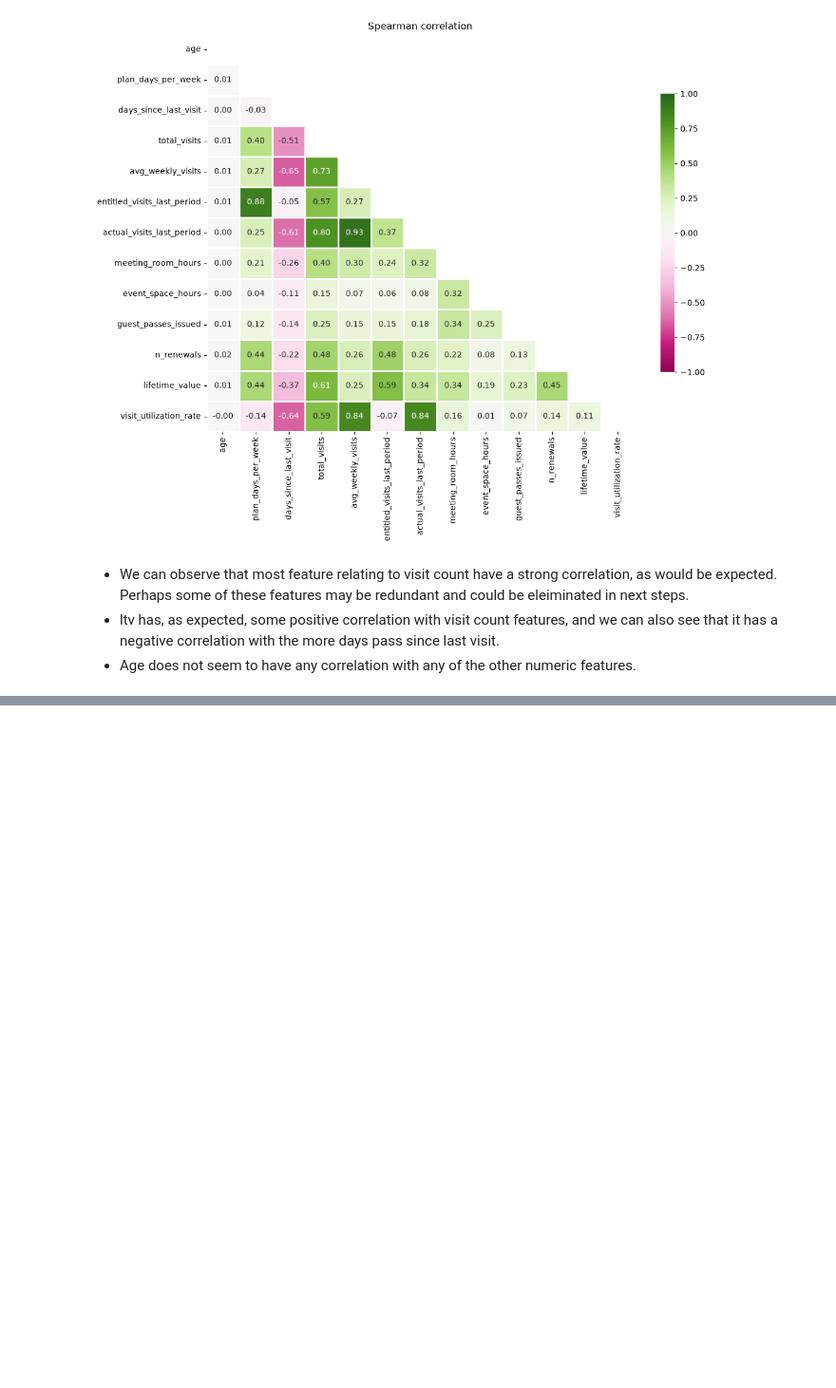
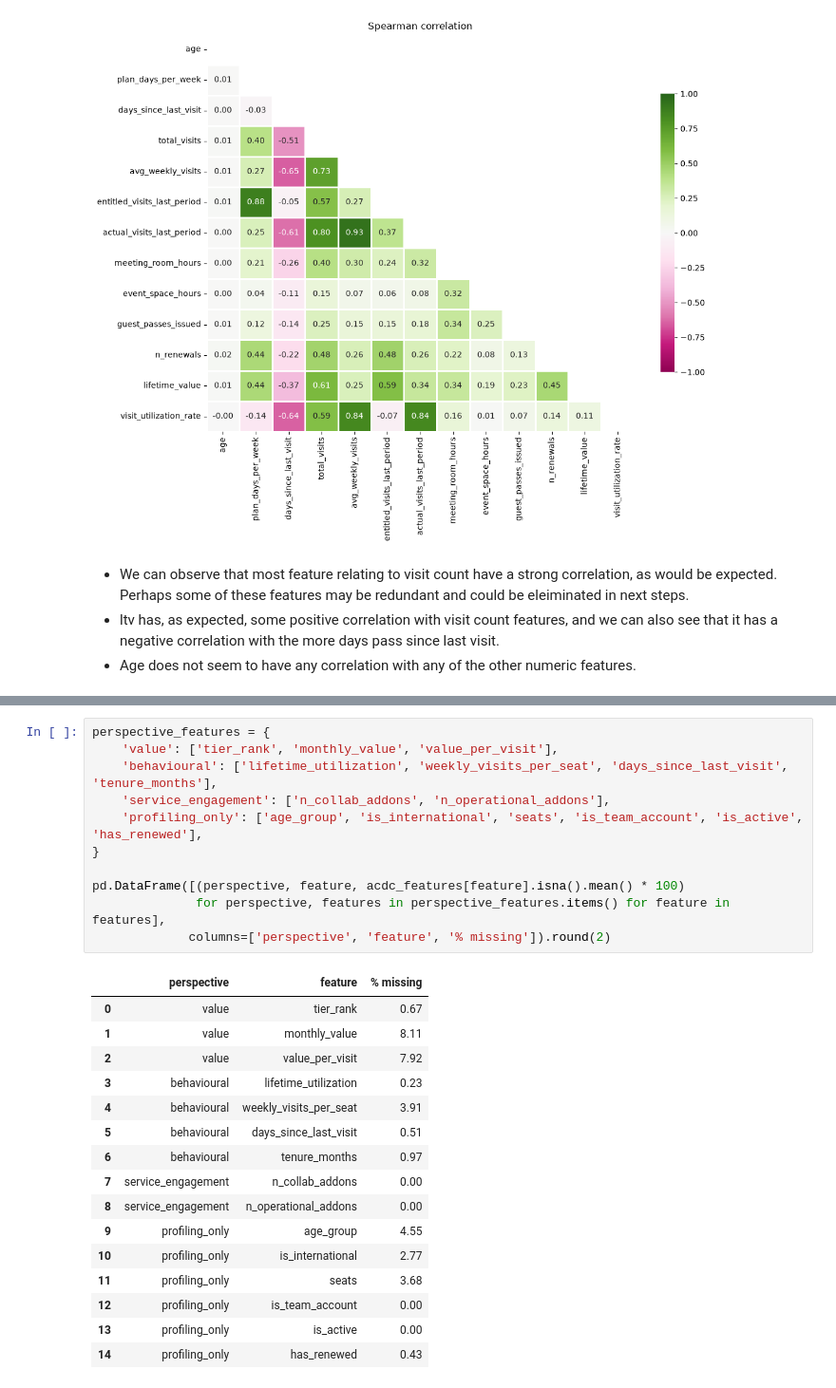
Before and after one commit to jfmenezes/Data-Mining-Project, a Jupyter notebook: Notebooks/DE_Graphs_adjusted.ipynb, the cells around one changed output, grey strips where cells are left out. Shown at 95% size. Drawn from its saved outputs; the diff is of its cells as text; blank space fills up the shorter version.

```diff
--- a/Notebooks/DE_Graphs_adjusted.ipynb
+++ b/Notebooks/DE_Graphs_adjusted.ipynb
@@ -1277,0 +1242,28 @@ Next steps before clustering (Deliverable 2):
+# %%
+perspective_features = {
+    'value': ['tier_rank', 'monthly_value', 'value_per_visit'],
+    'behavioural': ['lifetime_utilization', 'weekly_visits_per_seat', 'days_since_last_visit', 'tenure_months'],
+    'service_engagement': ['n_collab_addons', 'n_operational_addons'],
+    'profiling_only': ['age_group', 'is_international', 'seats', 'is_team_account', 'is_active', 'has_renewed'],
+}
+
+pd.DataFrame([(perspective, feature, acdc_features[feature].isna().mean() * 100)
+              for perspective, features in perspective_features.items() for feature in features],
+             columns=['perspective', 'feature', '% missing']).round(2)
+# %% [output]
+|  | perspective | feature | % missing |
+| 0 | value | tier_rank | 0.67 |
+| 1 | value | monthly_value | 8.11 |
+| 2 | value | value_per_visit | 7.92 |
+| 3 | behavioural | lifetime_utilization | 0.23 |
+| 4 | behavioural | weekly_visits_per_seat | 3.91 |
+| 5 | behavioural | days_since_last_visit | 0.51 |
+| 6 | behavioural | tenure_months | 0.97 |
+| 7 | service_engagement | n_collab_addons | 0.00 |
+| 8 | service_engagement | n_operational_addons | 0.00 |
+| 9 | profiling_only | age_group | 4.55 |
+| 10 | profiling_only | is_international | 2.77 |
+| 11 | profiling_only | seats | 3.68 |
+| 12 | profiling_only | is_team_account | 0.00 |
+| 13 | profiling_only | is_active | 0.00 |
+| 14 | profiling_only | has_renewed | 0.43 |
```
Also changed, not shown: parts of 74 cells of this notebook.
